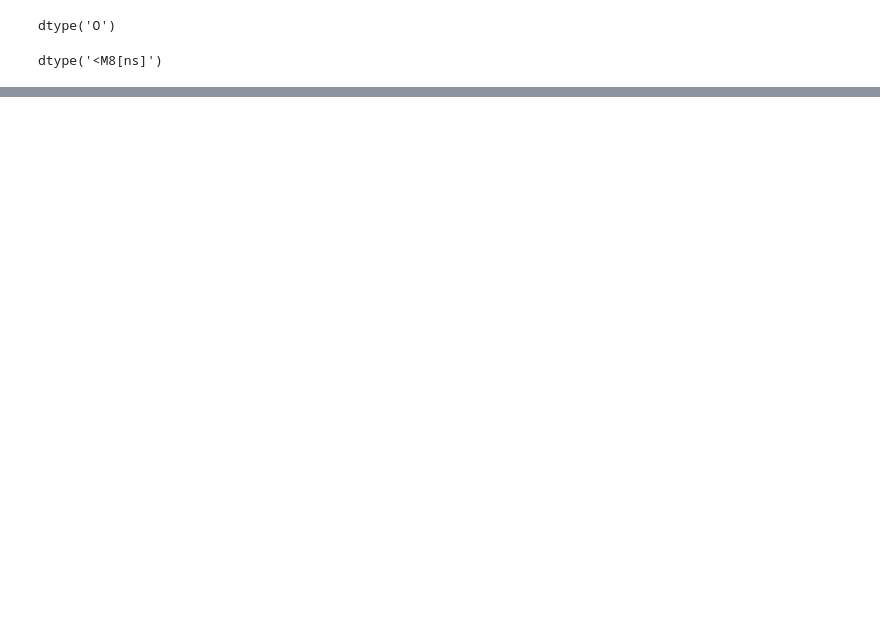
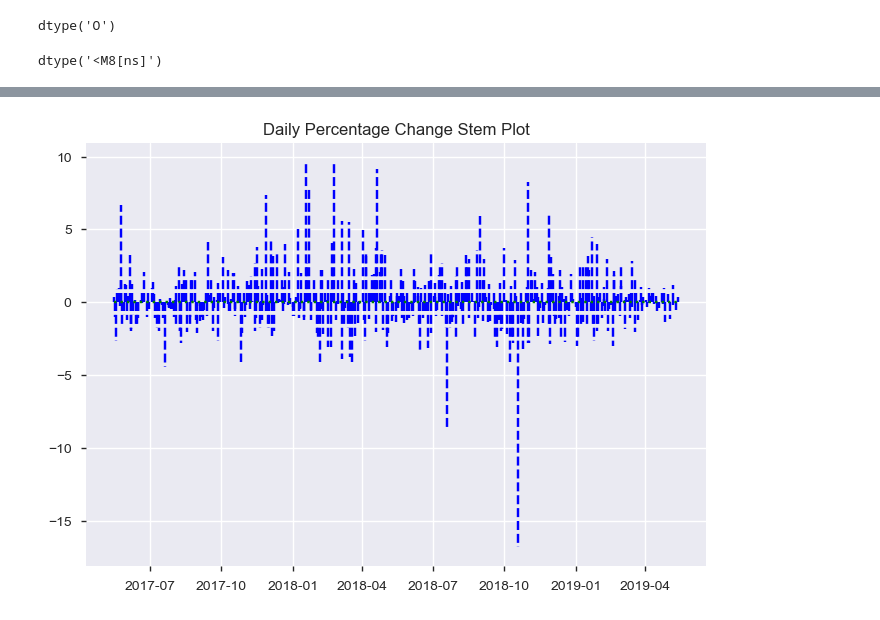
Before and after one commit to atkrish0/securitized-asset-analysis, a Jupyter notebook: 2 - Plotting in Financial Markets (Mindtree).ipynb, the cells around one changed output, grey strips where cells are left out. Saved outputs shown, nothing was run; the diff lists cells and outputs as text; code cells hidden in the pictures; blank space fills up the shorter version.

```diff
--- a/2 - Plotting in Financial Markets (Mindtree).ipynb
+++ b/2 - Plotting in Financial Markets (Mindtree).ipynb
@@ -52,0 +61,10 @@ plt.show()
+# %%
+date = df['Date']
+dpc = df['Day_Perc_Change']
+ttc = df['Total Traded Quantity']
+# %%
+a = plt.stem(date, dpc, markerfmt = 'b ', linefmt = 'b--', basefmt = 'g:')
+plt.title('Daily Percentage Change Stem Plot')
+plt.show()
+# %% [output]
+[figure, added]
```
Also changed, not shown: parts of 10 cells of this notebook.
